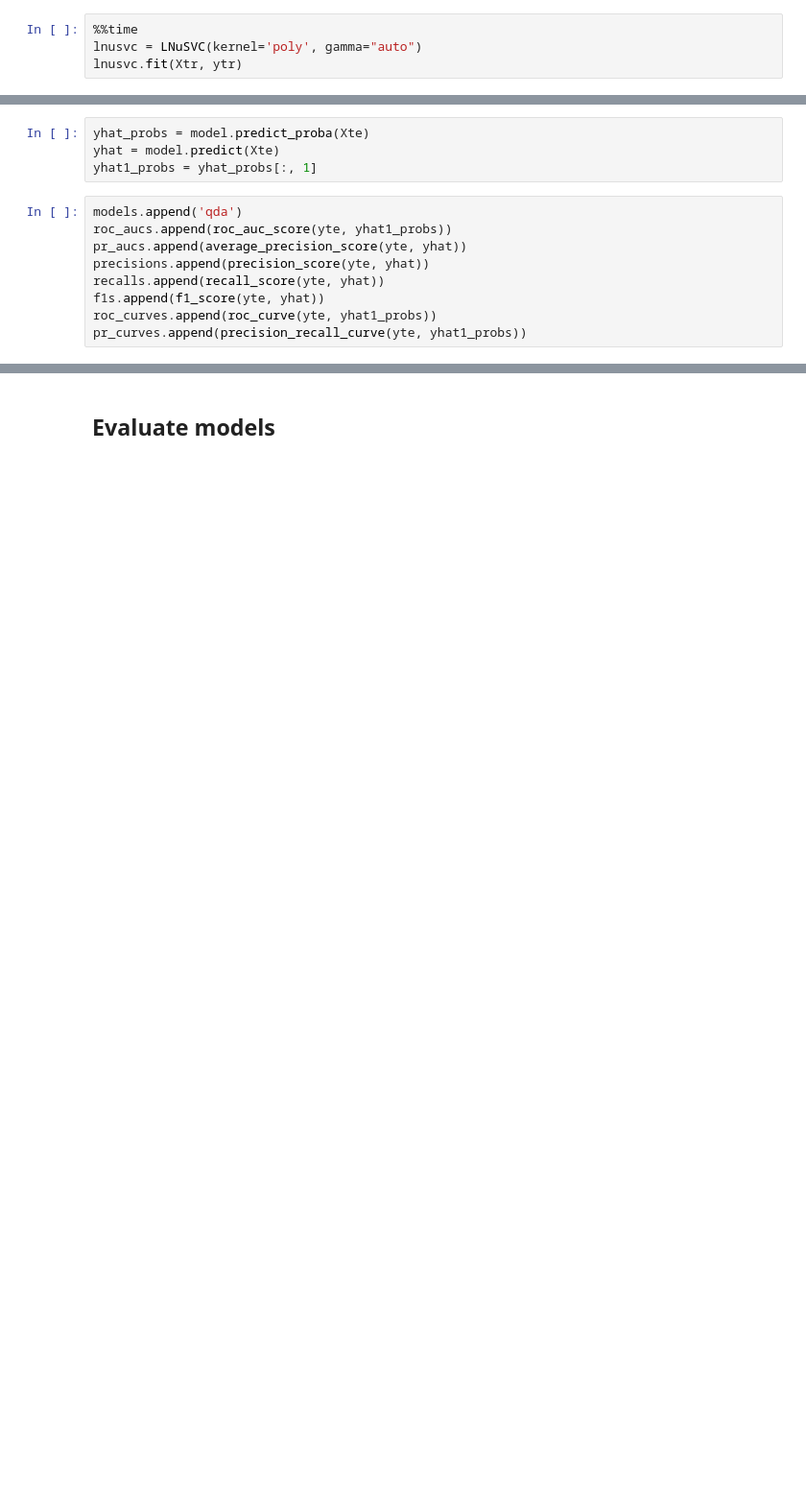
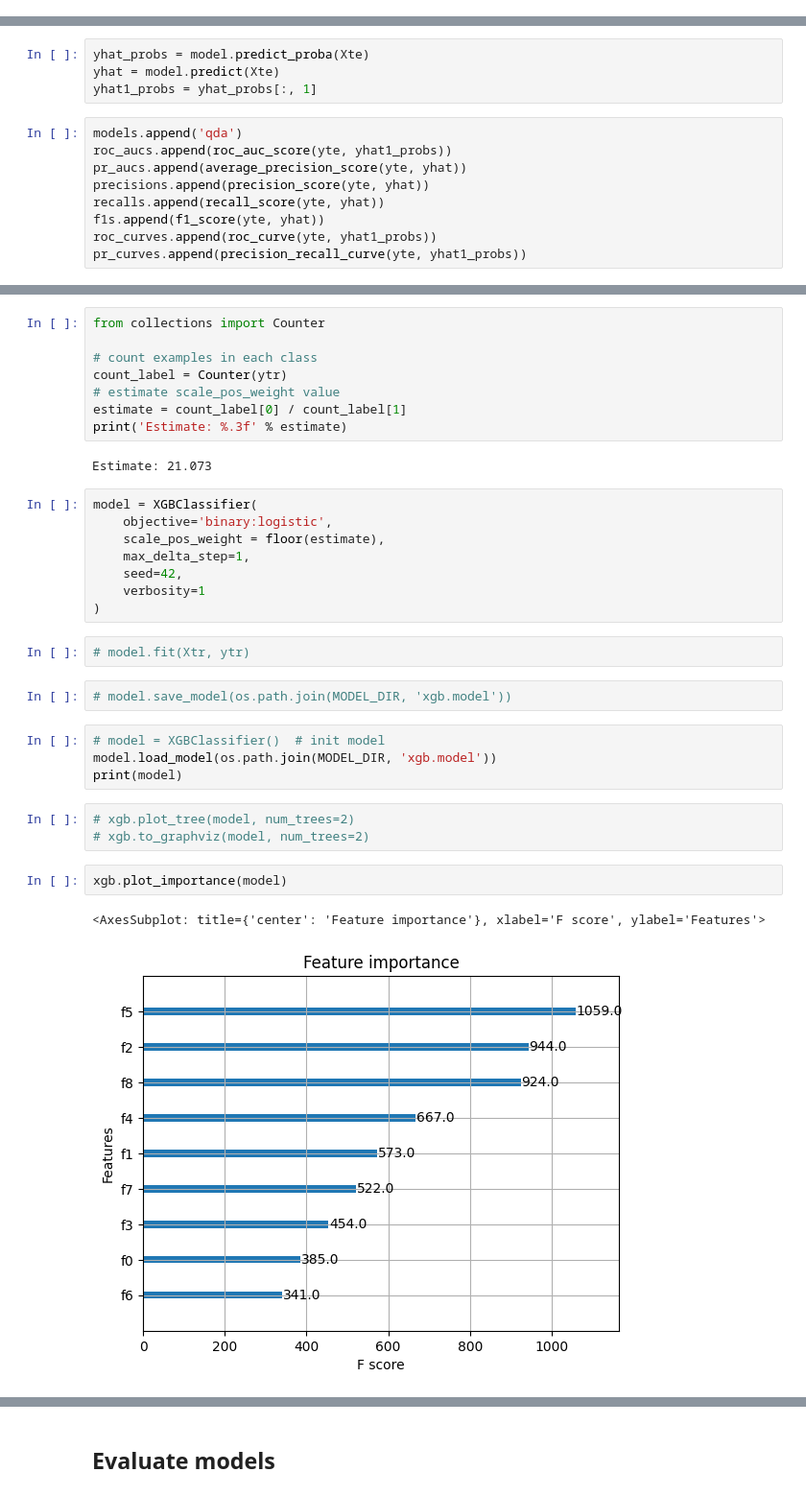
Before and after one commit to HaotingS/dsa4262_project, a Jupyter notebook: notebooks/modeling_yeejet.ipynb, the cells around one changed output, grey strips where cells are left out. Shown at 96% size. Cells and saved outputs as stored; diff of their text form; blank space fills up the shorter version.

```diff
--- a/notebooks/modeling_yeejet.ipynb
+++ b/notebooks/modeling_yeejet.ipynb
@@ -235,4 +238,0 @@ pr_curves.append(precision_recall_curve(yte, yhat1_probs))
-# %%
-%%time
-lnusvc = LNuSVC(kernel='poly', gamma="auto")
-lnusvc.fit(Xtr, ytr)
@@ -307,0 +297,34 @@ pr_curves.append(precision_recall_curve(yte, yhat1_probs))
+# %%
+from collections import Counter
+
+# count examples in each class
+count_label = Counter(ytr)
+# estimate scale_pos_weight value
+estimate = count_label[0] / count_label[1]
+print('Estimate: %.3f' % estimate)
+# %% [output]
+Estimate: 21.073
+# %%
+model = XGBClassifier(
+    objective='binary:logistic',
+    scale_pos_weight = floor(estimate),
+    max_delta_step=1,
+    seed=42,
+    verbosity=1
+)
+# %%
+# model.fit(Xtr, ytr)
+# %%
+# model.save_model(os.path.join(MODEL_DIR, 'xgb.model'))
+# %%
+# model = XGBClassifier()  # init model
+model.load_model(os.path.join(MODEL_DIR, 'xgb.model'))
+print(model)
+# %%
+# xgb.plot_tree(model, num_trees=2)
+# xgb.to_graphviz(model, num_trees=2)
+# %%
+xgb.plot_importance(model)
+# %% [output]
+<AxesSubplot: title={'center': 'Feature importance'}, xlabel='F score', ylabel='Features'>
+[figure, added]
```
Also changed, not shown: parts of 22 cells of this notebook.
